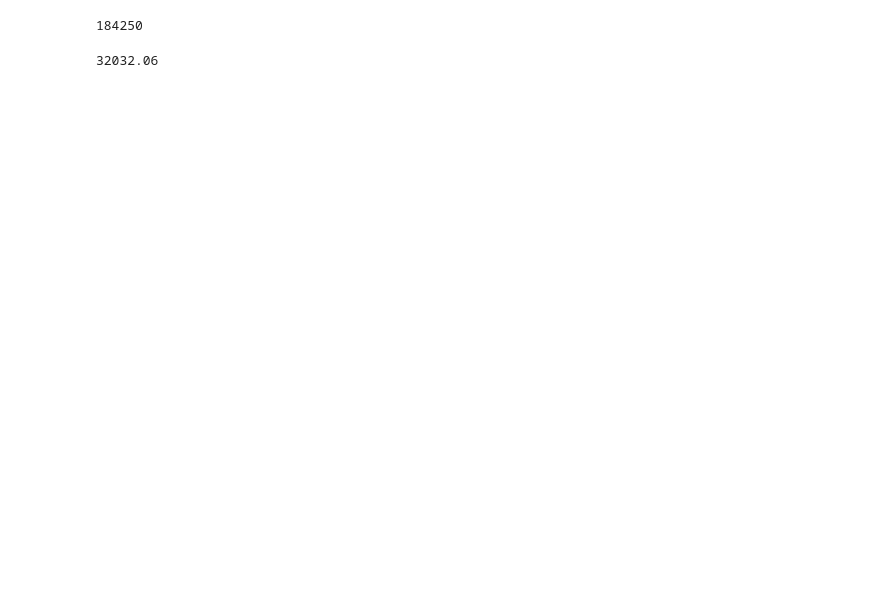
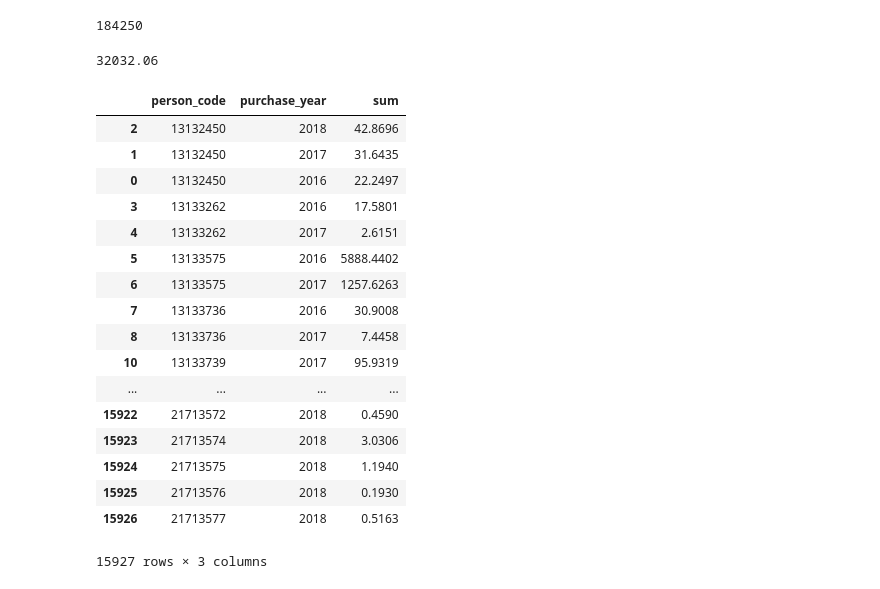
Before and after one commit to DorkNstein/data_modeling, a Jupyter notebook: test_drug.ipynb, the cells around one changed output. Drawn from its saved outputs; the diff is of its cells as text; code cells hidden in the pictures; blank space fills up the shorter version.

```diff
--- a/test_drug.ipynb
+++ b/test_drug.ipynb
@@ -147,0 +208,25 @@ data.groupby(['person_code', 'purchase_year'])['id'] \
+# %%
+data.groupby(['person_code', 'purchase_year'])['unit_price'] \
+    .sum() \
+    .reset_index(name='sum') \
+    .sort_values(['person_code','sum', 'purchase_year'], ascending=[True, False, False]) \
+    .groupby('person_code').head(3)
+# %% [output]
+|  | person_code | purchase_year | sum |
+| 2 | 13132450 | 2018 | 42.8696 |
+| 1 | 13132450 | 2017 | 31.6435 |
+| 0 | 13132450 | 2016 | 22.2497 |
+| 3 | 13133262 | 2016 | 17.5801 |
+| 4 | 13133262 | 2017 | 2.6151 |
+| 5 | 13133575 | 2016 | 5888.4402 |
+| 6 | 13133575 | 2017 | 1257.6263 |
+| 7 | 13133736 | 2016 | 30.9008 |
+| 8 | 13133736 | 2017 | 7.4458 |
+| 10 | 13133739 | 2017 | 95.9319 |
+| ... | ... | ... | ... |
+| 15922 | 21713572 | 2018 | 0.4590 |
+| 15923 | 21713574 | 2018 | 3.0306 |
+| 15924 | 21713575 | 2018 | 1.1940 |
+| 15925 | 21713576 | 2018 | 0.1930 |
+| 15926 | 21713577 | 2018 | 0.5163 |
+15927 rows × 3 columns
```
Also changed, not shown: parts of 15 cells of this notebook, 1 other file.
